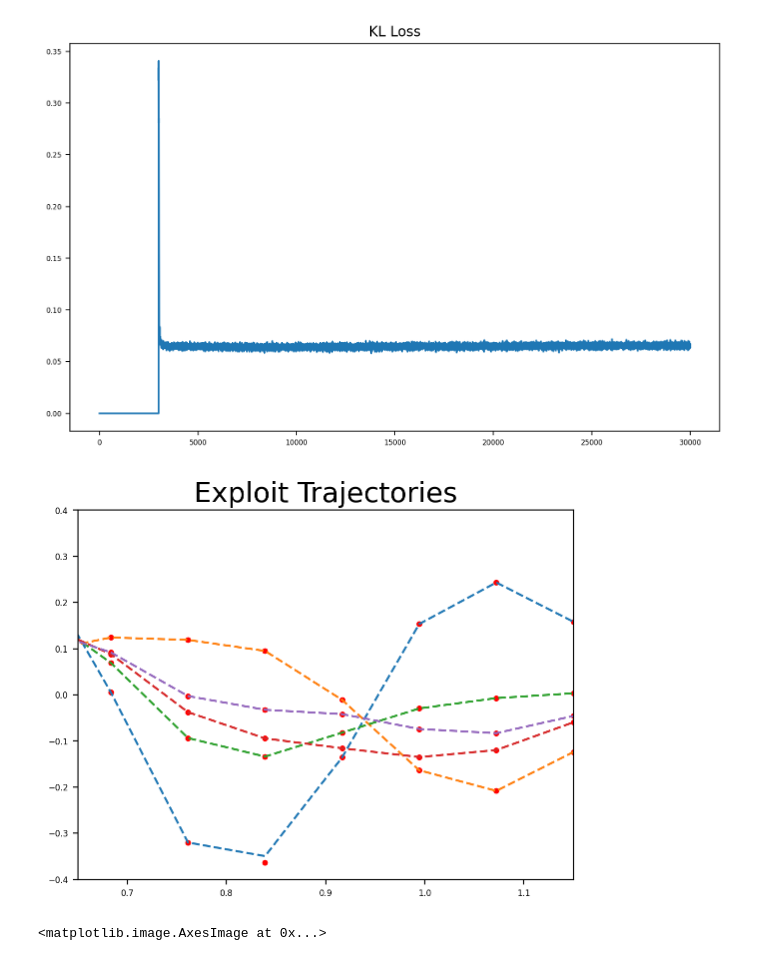
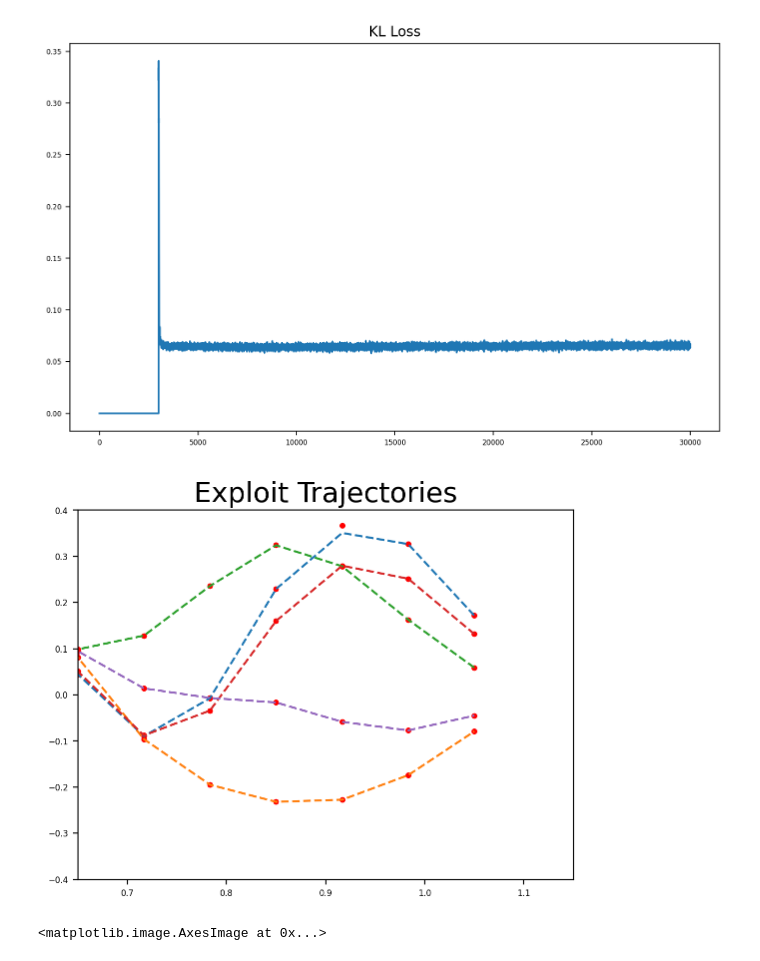
Before and after one commit to joonhyung-lee/mujoco-nonprehensile, a Jupyter notebook: code/demo_mdp_np_dlpg.ipynb, the cells around one changed output. Cells and saved outputs as stored; diff of their text form; code cells hidden in the pictures.

```diff
--- a/code/demo_mdp_np_dlpg.ipynb
+++ b/code/demo_mdp_np_dlpg.ipynb
@@ -180,31 +190,31 @@ for idx, data in enumerate(training_data[:5]):
 # %%
 for i in range(5):
         batch = buffer.sample_batch(sample_method='random',
                                 batch_size=1)
         anchor, z_sample = model.sample_x(c=batch["c"].reshape(1,-1), n_sample=1)
         anchor = np.insert(torch2np(anchor).reshape(-1), 0,0)
         grp = GaussianRandomPathClass(name = 'GRP',kernel = kernel_levse)
-        t_test   = np.linspace(start=0.45,stop=1.15,num=10).reshape((-1,1))
-        t_anchor = np.linspace(start=0.45,stop=1.15,num=10).reshape((-1,1))
+        t_test   = np.linspace(start=0.45,stop=1.05,num=10).reshape((-1,1))
+        t_anchor = np.linspace(start=0.45,stop=1.05,num=10).reshape((-1,1))
         plt.scatter(t_test, anchor, s=10, color="r")
         anchor=anchor.reshape(-1)
         t_anchor=t_anchor.reshape(-1)
 
         grp.set_data(t_anchor= t_anchor.reshape((-1,1)),
                 x_anchor = np.array([anchor]).T,
                 l_anchor = np.array([[1,1,1,1,1,1,1,1,1,1]]).T,
                 t_test   = t_test,
                 l_test   = np.ones((len(t_test),1)),
                 hyp_mean = {'g':0.1,'l':0.1,'w':1e-6},
                 hyp_var  = {'g':0.1,'l':0.1,'w':1e-6})
         mean_traj, t_test = grp.mean_traj()
         plt.plot(t_test,mean_traj,'--')
 plt.xlim(0.65, 1.15)
 plt.ylim(-0.4,0.4)
 plt.title("Exploit Trajectories", fontsize=20)
 plt.show()
 # %% [output]
-[figure, old version]
+[figure, new version]
 # %%
 image = batch["c"][0].reshape(6,12)
 plt.imshow(torch2np(image))
```
Also changed, not shown: parts of 6 cells of this notebook.
